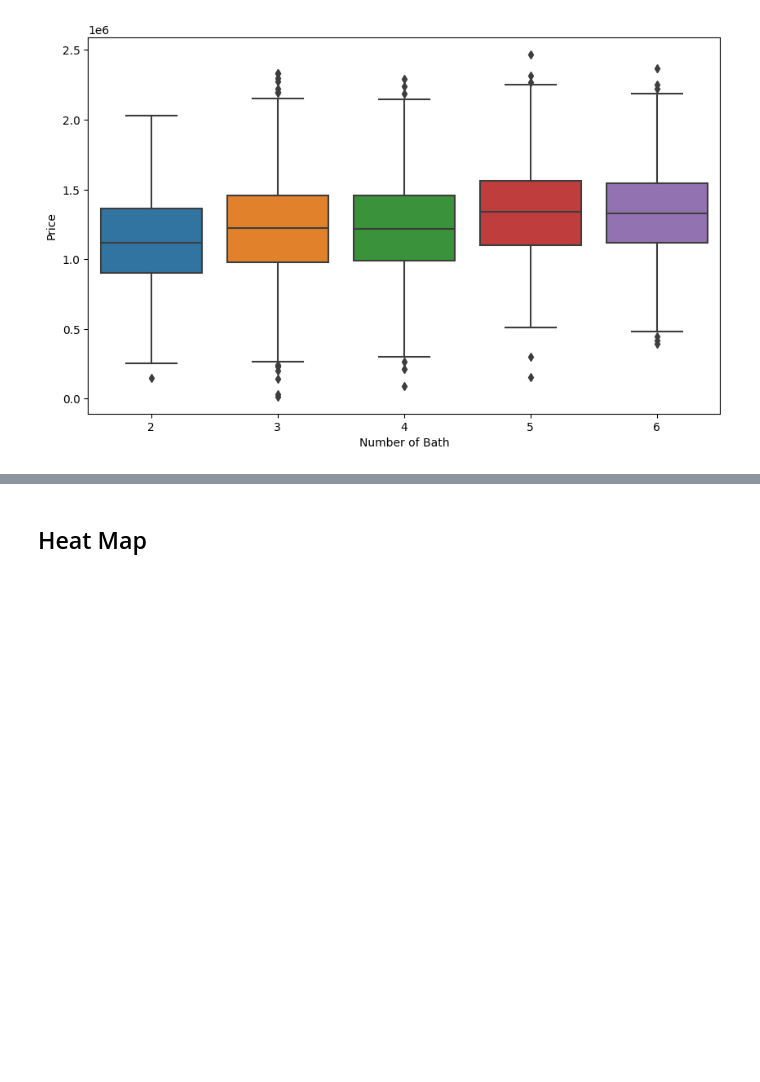
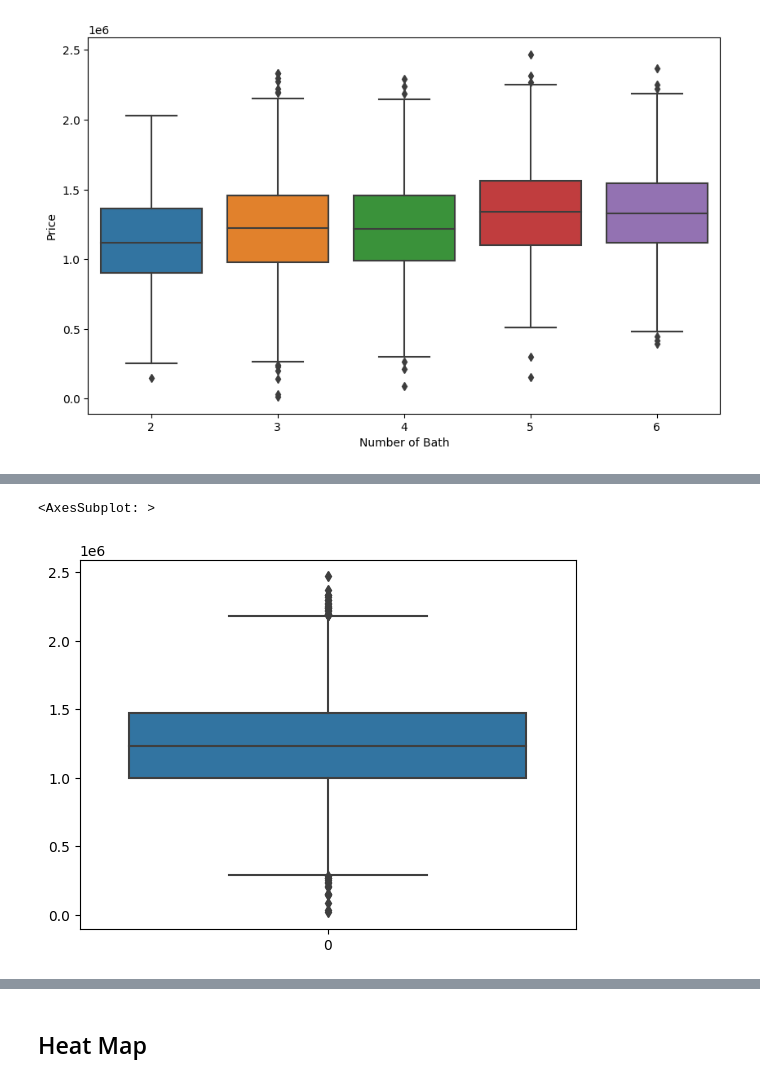
Before and after one commit to danishmeh/AI-Course-with-Irfan-Malik, a Jupyter notebook: Assigements/Assignment-08/linear-reg.ipynb, the cells around one changed output, grey strips where cells are left out. Cells and saved outputs as stored; diff of their text form; code cells hidden in the pictures; blank space fills up the shorter version.

```diff
--- a/Assigements/Assignment-08/linear-reg.ipynb
+++ b/Assigements/Assignment-08/linear-reg.ipynb
@@ -226,0 +232,5 @@ plt.show()
+# %%
+sns.boxplot(df['Price'])
+# %% [output]
+<AxesSubplot: >
+[figure, added]
```
Also changed, not shown: parts of 6 cells of this notebook.
